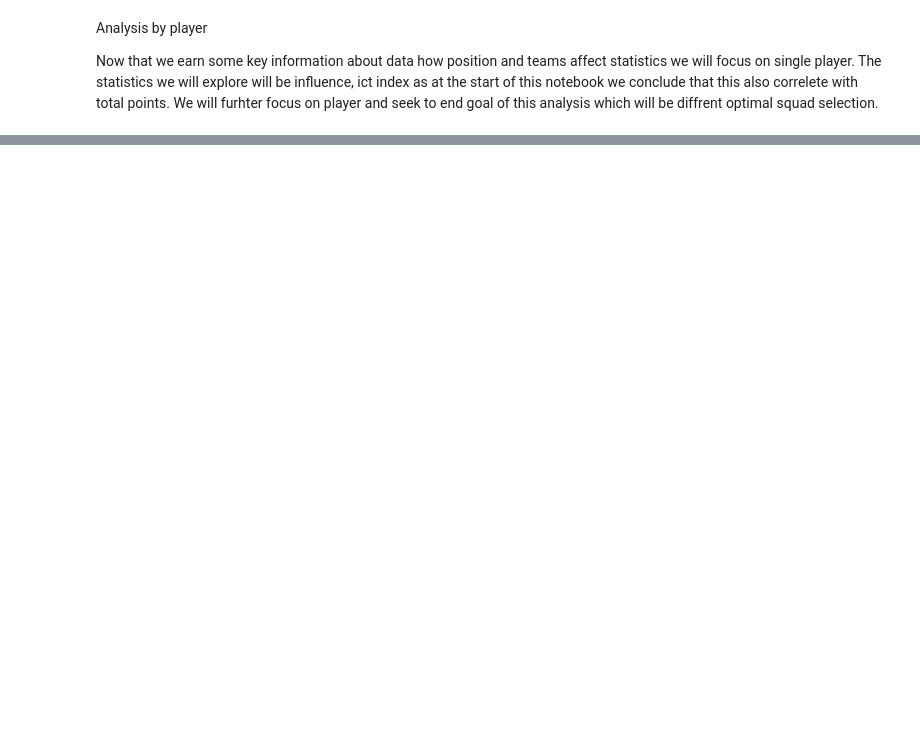
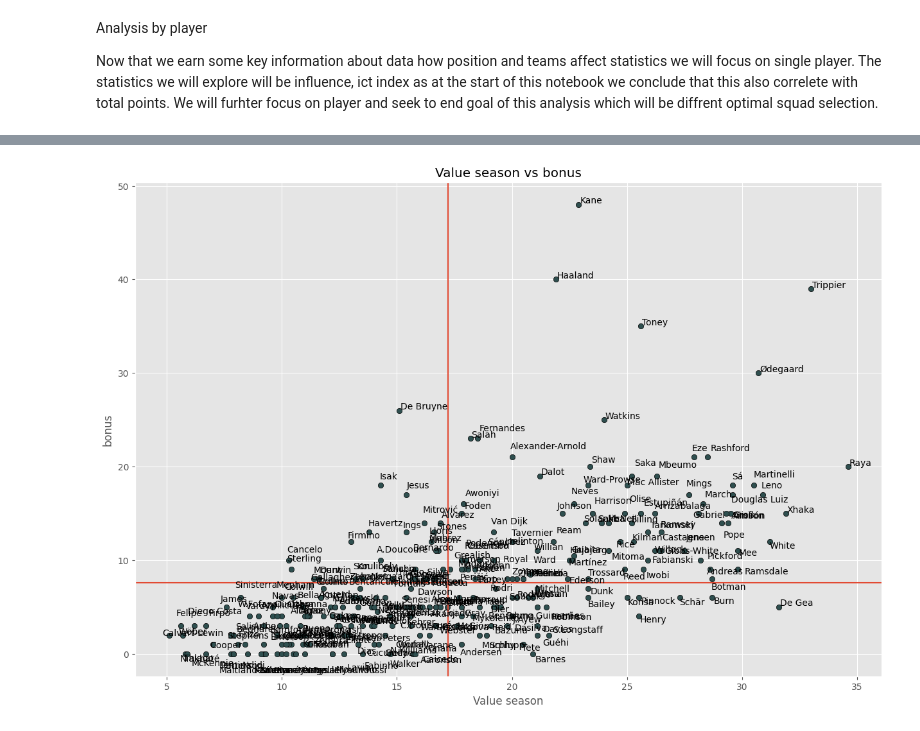
Before and after one commit to matpasternak/fpl_22_23, a Jupyter notebook: 2_Data_analysis.ipynb, the cells around one changed output, grey strips where cells are left out. Saved outputs shown, nothing was run; the diff lists cells and outputs as text; code cells hidden in the pictures; blank space fills up the shorter version.

```diff
--- a/2_Data_analysis.ipynb
+++ b/2_Data_analysis.ipynb
@@ -444,0 +435,14 @@ Now the last one part of this analysis when we gather all information deducted t
+# %%
+#Plot 12_3
+fg, ax = plt.subplots(figsize=(15,10))
+x = bonus_df['value_season']
+y = bonus_df['bonus']
+ax.scatter(x, y, edgecolor='black', color='#2F4F4F')
+ax.set(title='Value season vs bonus', xlabel='Value season', ylabel='bonus')
+ax.axhline(y.mean())
+ax.axvline(x.mean())
+texts = [plt.text(x[i], y[i], bonus_df.index[i]) for i in range(len(bonus_df))]
+adjust_text(texts)
+plt.show()
+# %% [output]
+[figure, added]
```
Also changed, not shown: parts of 17 cells of this notebook.
